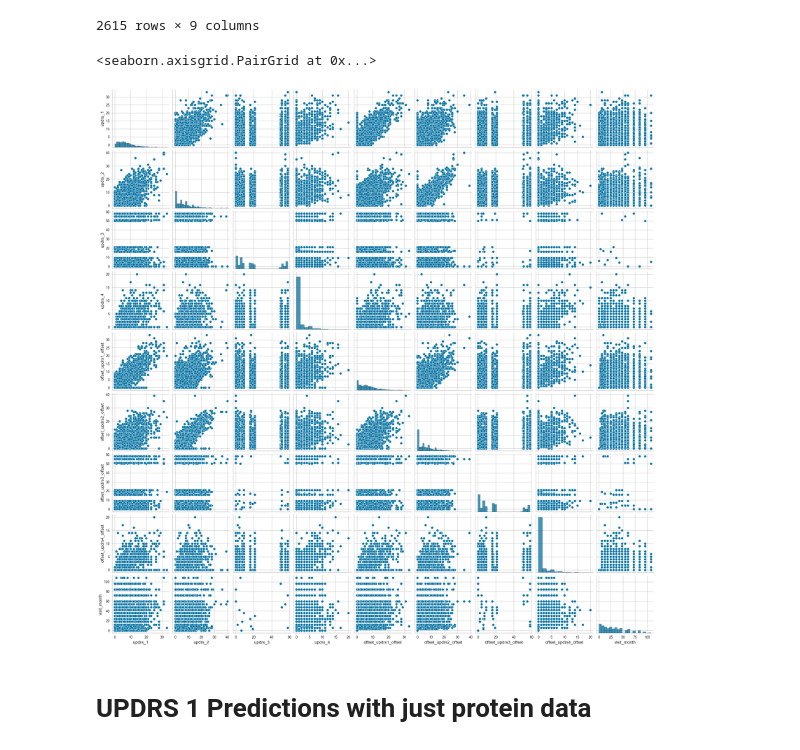
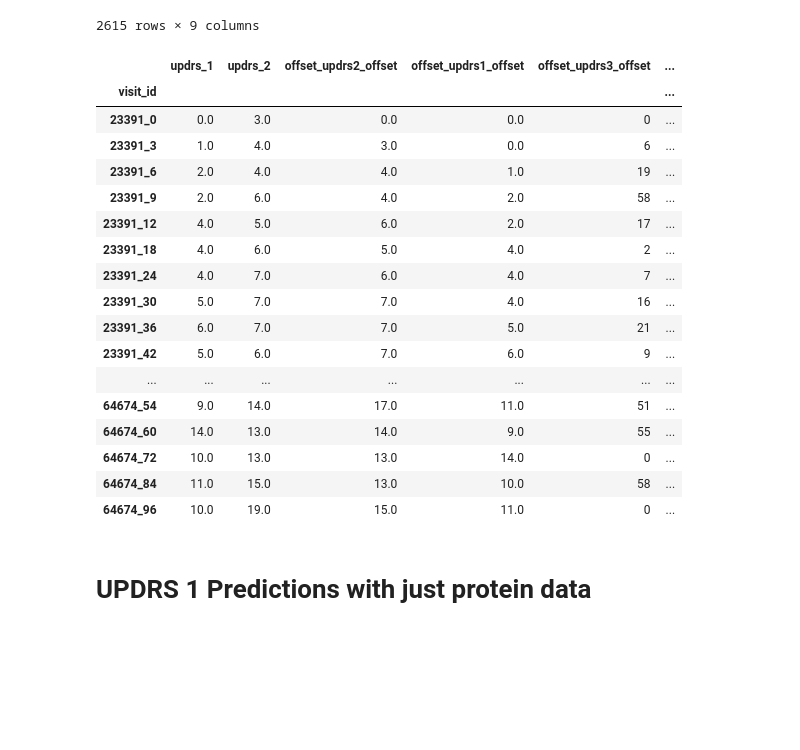
Before and after one commit to prithvidasgupta/si-618-parkinson-prediction, a Jupyter notebook: rough_work/featured_proteins.ipynb, the cells around one changed output. Drawn from its saved outputs; the diff is of its cells as text; code cells hidden in the pictures; blank space fills up the shorter version.

```diff
--- a/rough_work/featured_proteins.ipynb
+++ b/rough_work/featured_proteins.ipynb
@@ -107,11 +103,34 @@ clinical_data
 | 65043_84 | 7.0 | 9.0 | 9.0 | 3.0 | 58 | ... |
 2615 rows × 9 columns
 # %%
-sns.pairplot(clinical_data[['updrs_1', 'updrs_2', 'updrs_3', 'updrs_4',
-             'offset_updrs1_offset', 'offset_updrs2_offset', 'offset_updrs3_offset', 'offset_updrs4_offset','visit_month']])
+#sns.pairplot(clinical_data[['updrs_1', 'updrs_2', 'updrs_3', 'updrs_4','offset_updrs1_offset', 'offset_updrs2_offset', 'offset_updrs3_offset', 'offset_updrs4_offset','visit_month']])
-# %% [output]
-<seaborn.axisgrid.PairGrid at 0x...>
-[figure, removed]
+# %%
+patient_visits = []
+for vi in clinical_data.index:
+    if vi.startswith('40200') or vi.startswith('64674') or vi.startswith('23391'):
+        patient_visits.append(vi)
+clinical_data_holdout = clinical_data[clinical_data.index.isin(patient_visits)]
+clinical_data_train = clinical_data[~clinical_data.index.isin(patient_visits)]
+clinical_data_holdout
+# %% [output]
+|  | updrs_1 | updrs_2 | offset_updrs2_offset | offset_updrs1_offset | offset_updrs3_offset | ... |
+| visit_id |  |  |  |  |  | ... |
+| 23391_0 | 0.0 | 3.0 | 0.0 | 0.0 | 0 | ... |
+| 23391_3 | 1.0 | 4.0 | 3.0 | 0.0 | 6 | ... |
+| 23391_6 | 2.0 | 4.0 | 4.0 | 1.0 | 19 | ... |
+| 23391_9 | 2.0 | 6.0 | 4.0 | 2.0 | 58 | ... |
+| 23391_12 | 4.0 | 5.0 | 6.0 | 2.0 | 17 | ... |
+| 23391_18 | 4.0 | 6.0 | 5.0 | 4.0 | 2 | ... |
+| 23391_24 | 4.0 | 7.0 | 6.0 | 4.0 | 7 | ... |
+| 23391_30 | 5.0 | 7.0 | 7.0 | 4.0 | 16 | ... |
+| 23391_36 | 6.0 | 7.0 | 7.0 | 5.0 | 21 | ... |
+| 23391_42 | 5.0 | 6.0 | 7.0 | 6.0 | 9 | ... |
+| ... | ... | ... | ... | ... | ... | ... |
+| 64674_54 | 9.0 | 14.0 | 17.0 | 11.0 | 51 | ... |
+| 64674_60 | 14.0 | 13.0 | 14.0 | 9.0 | 55 | ... |
+| 64674_72 | 10.0 | 13.0 | 13.0 | 14.0 | 0 | ... |
+| 64674_84 | 11.0 | 15.0 | 13.0 | 10.0 | 58 | ... |
+| 64674_96 | 10.0 | 19.0 | 15.0 | 11.0 | 0 | ... |
 # %% [markdown]
 # UPDRS 1 Predictions with just protein data
 # %%
```
Also changed, not shown: parts of 18 cells of this notebook.
